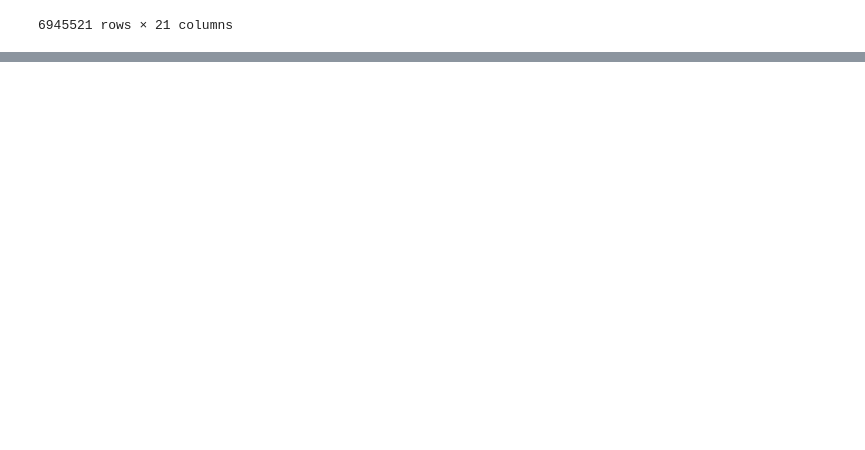
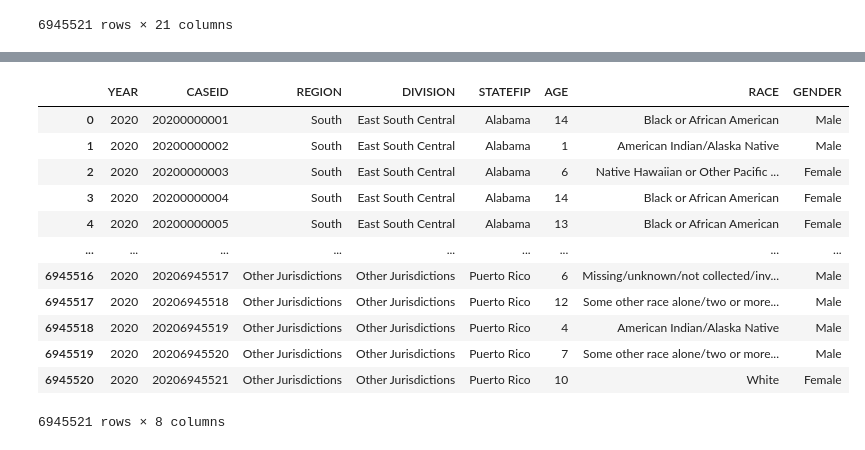
Before and after one commit to onayeri/SAMHDA_Summary, a Jupyter notebook: Mental_Health_DemoData_json.ipynb, the cells around one changed output, grey strips where cells are left out. Cells and saved outputs as stored; diff of their text form; code cells hidden in the pictures; blank space fills up the shorter version.

```diff
--- a/Mental_Health_DemoData_json.ipynb
+++ b/Mental_Health_DemoData_json.ipynb
@@ -261,0 +274,16 @@ clean_mh_demo_data_df
+# %%
+demographic_data_df
+# %% [output]
+|  | YEAR | CASEID | REGION | DIVISION | STATEFIP | AGE | RACE | GENDER |
+| 0 | 2020 | 20200000001 | South | East South Central | Alabama | 14 | Black or African American | Male |
+| 1 | 2020 | 20200000002 | South | East South Central | Alabama | 1 | American Indian/Alaska Native | Male |
+| 2 | 2020 | 20200000003 | South | East South Central | Alabama | 6 | Native Hawaiian or Other Pacific ... | Female |
+| 3 | 2020 | 20200000004 | South | East South Central | Alabama | 14 | Black or African American | Female |
+| 4 | 2020 | 20200000005 | South | East South Central | Alabama | 13 | Black or African American | Female |
+| ... | ... | ... | ... | ... | ... | ... | ... | ... |
+| 6945516 | 2020 | 20206945517 | Other Jurisdictions | Other Jurisdictions | Puerto Rico | 6 | Missing/unknown/not collected/inv... | Male |
+| 6945517 | 2020 | 20206945518 | Other Jurisdictions | Other Jurisdictions | Puerto Rico | 12 | Some other race alone/two or more... | Male |
+| 6945518 | 2020 | 20206945519 | Other Jurisdictions | Other Jurisdictions | Puerto Rico | 4 | American Indian/Alaska Native | Male |
+| 6945519 | 2020 | 20206945520 | Other Jurisdictions | Other Jurisdictions | Puerto Rico | 7 | Some other race alone/two or more... | Male |
+| 6945520 | 2020 | 20206945521 | Other Jurisdictions | Other Jurisdictions | Puerto Rico | 10 | White | Female |
+6945521 rows × 8 columns
```
Also changed, not shown: parts of 28 cells of this notebook.
